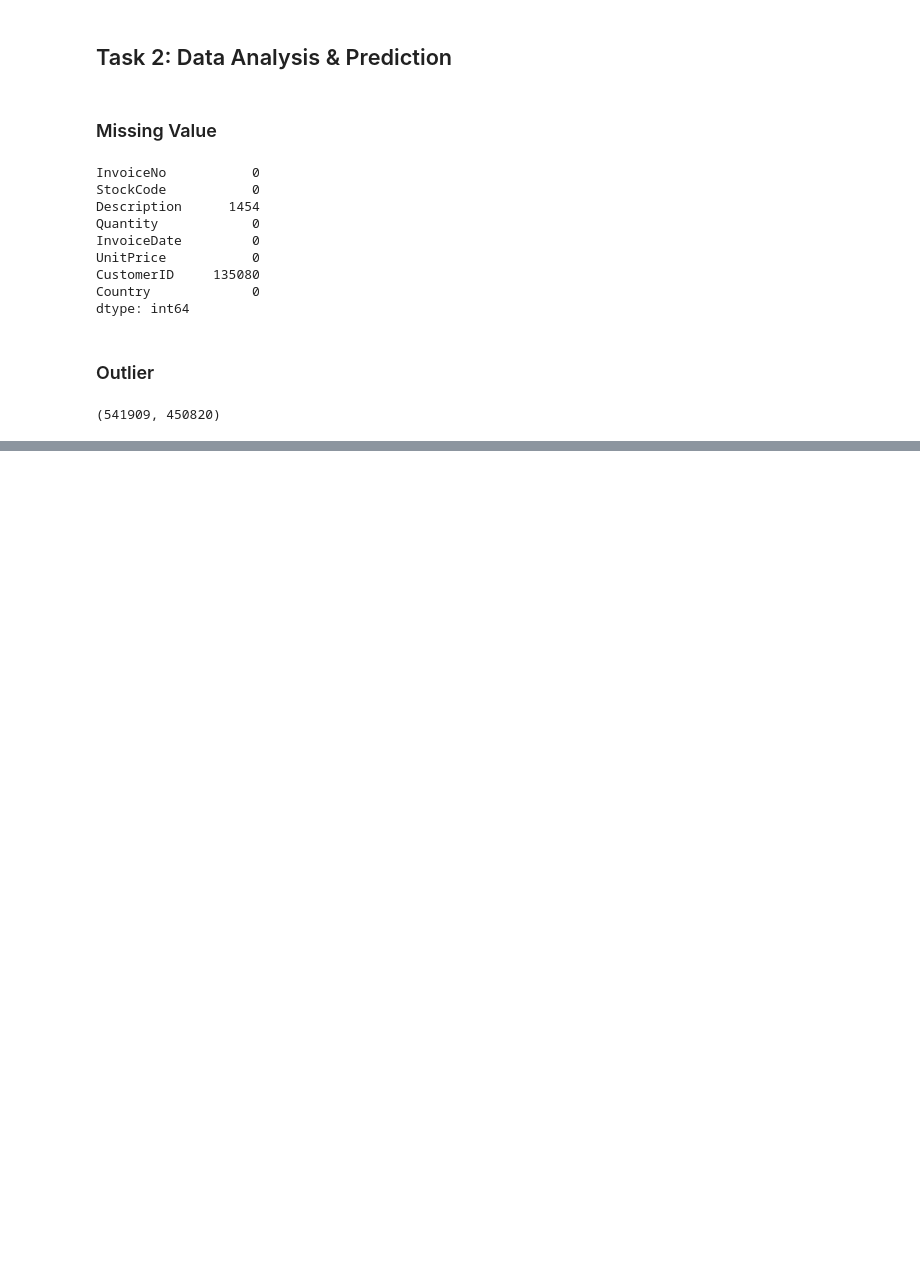
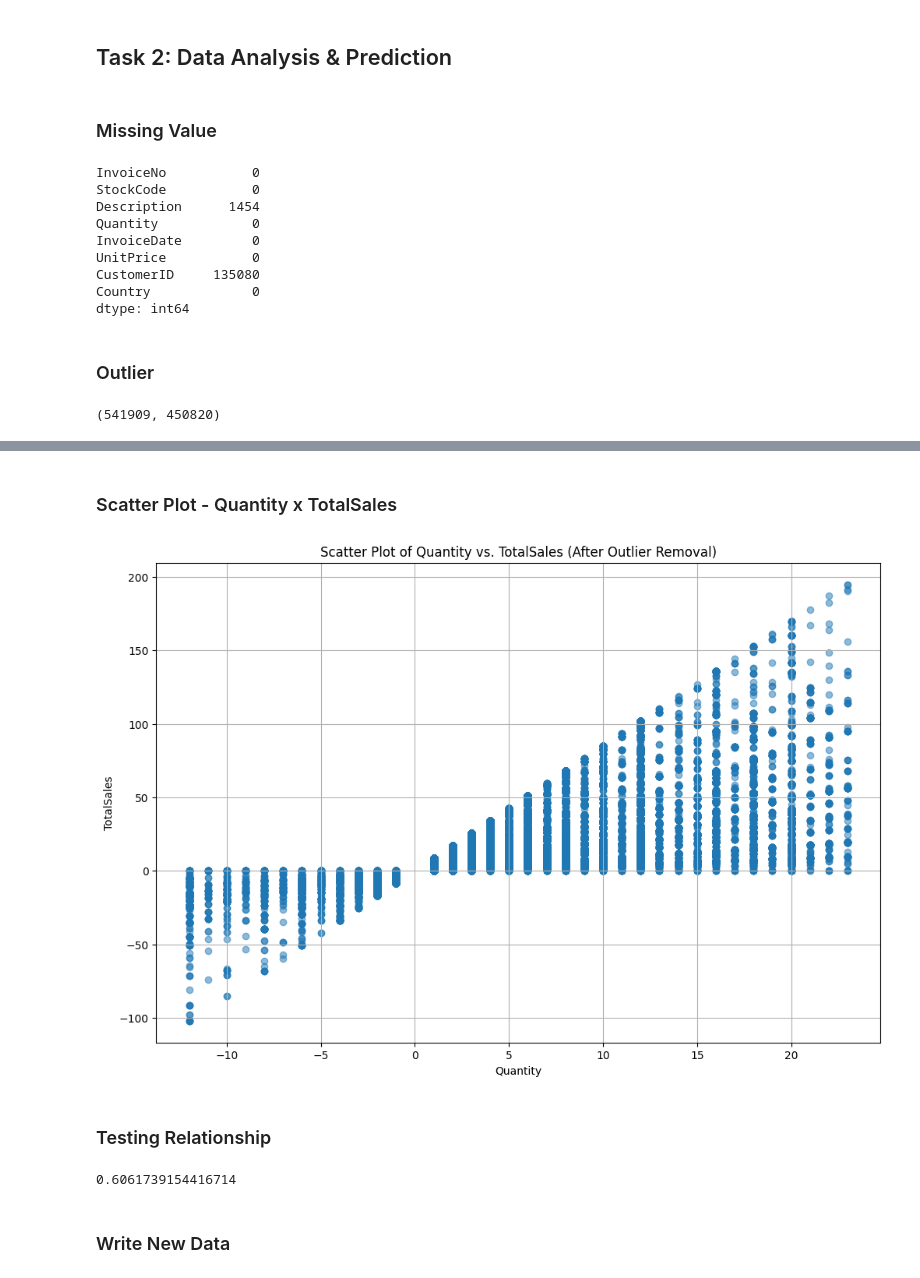
Before and after one commit to lalitha1910/DataAnalyticsProject, a Jupyter notebook: codetask1.ipynb, the cells around one changed output, grey strips where cells are left out. Drawn from its saved outputs; the diff is of its cells as text; code cells hidden in the pictures; blank space fills up the shorter version.

```diff
--- a/codetask1.ipynb
+++ b/codetask1.ipynb
@@ -108,0 +136,6 @@ original_size, cleaned_size
+# %%
+# Create the new "TotalSales" variable
+data_cleaned["TotalSales"] = data_cleaned["Quantity"] * data_cleaned["UnitPrice"]
+
+# Display the first few rows of the dataset with the new variable
+data_cleaned.head()
@@ -108,0 +160,23 @@ original_size, cleaned_size
+# %% [markdown]
+### Scatter Plot - Quantity x TotalSales
+# %%
+# Scatter plot for "Quantity" and "TotalSales"
+plt.figure(figsize=(12, 8))
+plt.scatter(data_cleaned["Quantity"], data_cleaned["TotalSales"], alpha=0.5)
+plt.title("Scatter Plot of Quantity vs. TotalSales (After Outlier Removal)")
+plt.xlabel("Quantity")
+plt.ylabel("TotalSales")
+plt.grid(True)
+plt.show()
+# %% [output]
+[figure, added]
+# %% [markdown]
+### Testing Relationship
+# %%
+# find Pearson correlation coeeficient
+correlation_coefficient = data_cleaned["Quantity"].corr(data_cleaned["TotalSales"])
+correlation_coefficient
+# %% [output]
+0.6061739154416714
+# %% [markdown]
+### Write New Data
```
Also changed, not shown: parts of 10 cells of this notebook, 5 other files.
